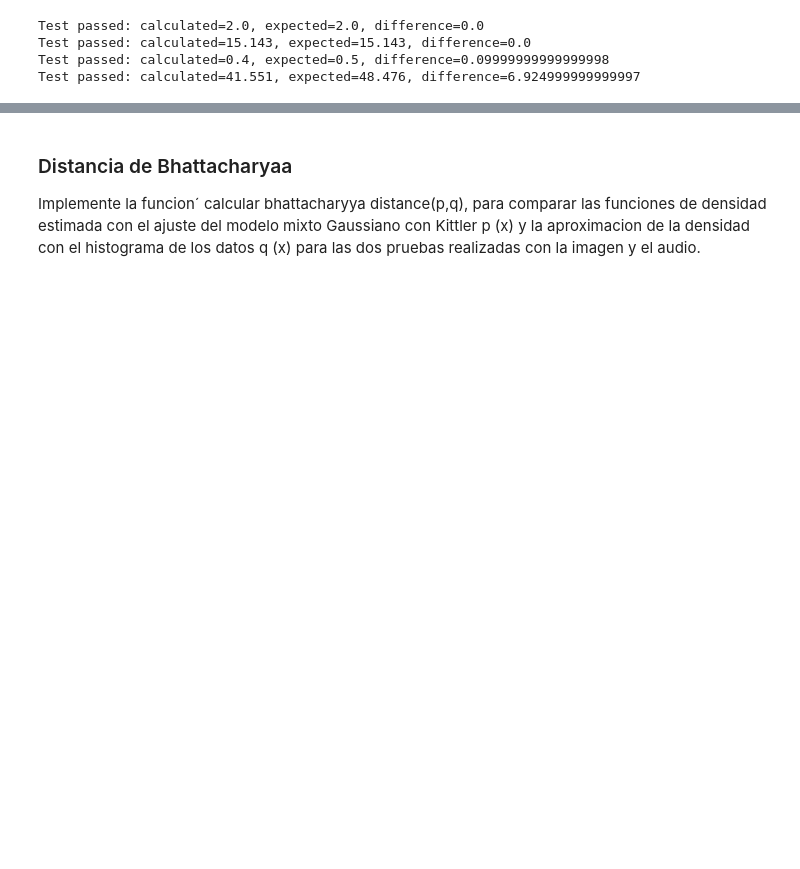
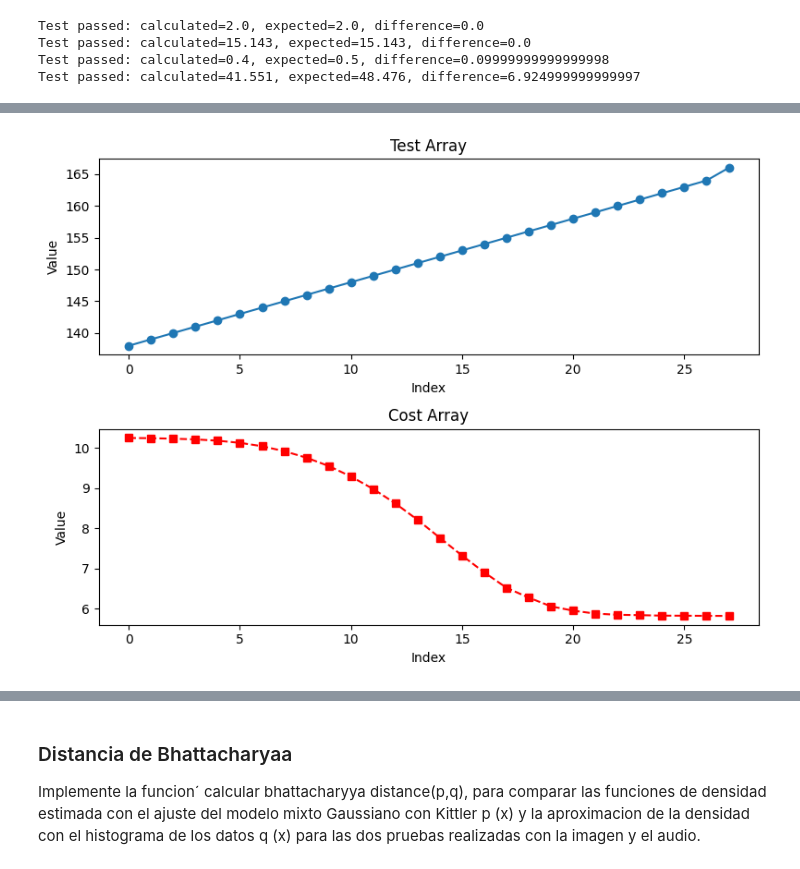
Before and after one commit to mantofer02/DataScienceBootcamp, a Jupyter notebook: FUNDATEC/Estadistica/New/Tareas/TP0.ipynb, the cells around one changed output, grey strips where cells are left out. Saved outputs shown, nothing was run; the diff lists cells and outputs as text; code cells hidden in the pictures; blank space fills up the shorter version.

```diff
--- a/FUNDATEC/Estadistica/New/Tareas/TP0.ipynb
+++ b/FUNDATEC/Estadistica/New/Tareas/TP0.ipynb
@@ -218,4 +203,0 @@ provista
-# %%
-def get_image_tensor(path='input/cuadro1_005.bmp'):
-  return torch.tensor(
-      np.array(Image.open('input/cuadro1_005.bmp').convert('L')))
@@ -280,0 +449,25 @@ plot_kde(data)
+# %%
+import matplotlib.pyplot as plt
+
+
+def plot_arrays(test_array, cost_array):
+    fig, axs = plt.subplots(2, 1, figsize=(8, 6))
+
+    axs[0].plot(test_array, marker='o', linestyle='-')
+    axs[0].set_title('Test Array')
+    axs[0].set_xlabel('Index')
+    axs[0].set_ylabel('Value')
+
+    axs[1].plot(cost_array, marker='s', linestyle='--', color='r')
+    axs[1].set_title('Cost Array')
+    axs[1].set_xlabel('Index')
+    axs[1].set_ylabel('Value')
+
+    plt.tight_layout()
+    plt.show()
+
+
+# Llamar a la función para graficar los arreglos
+plot_arrays(test_array, cost_array)
+# %% [output]
+[figure, added]
```
Also changed, not shown: parts of 70 cells of this notebook, 2 other files.
